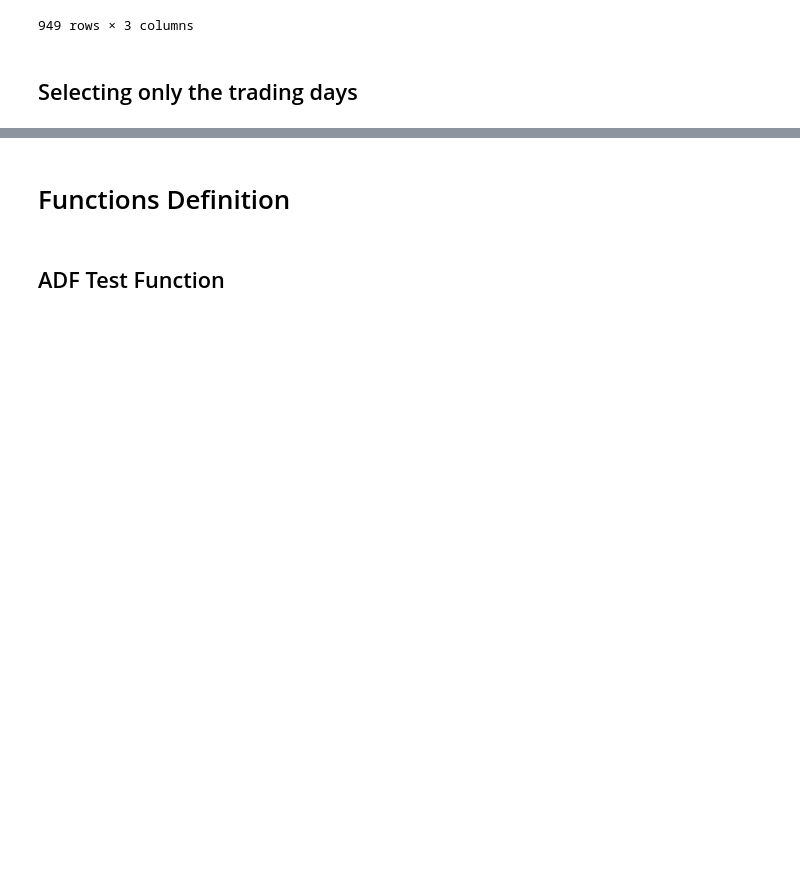
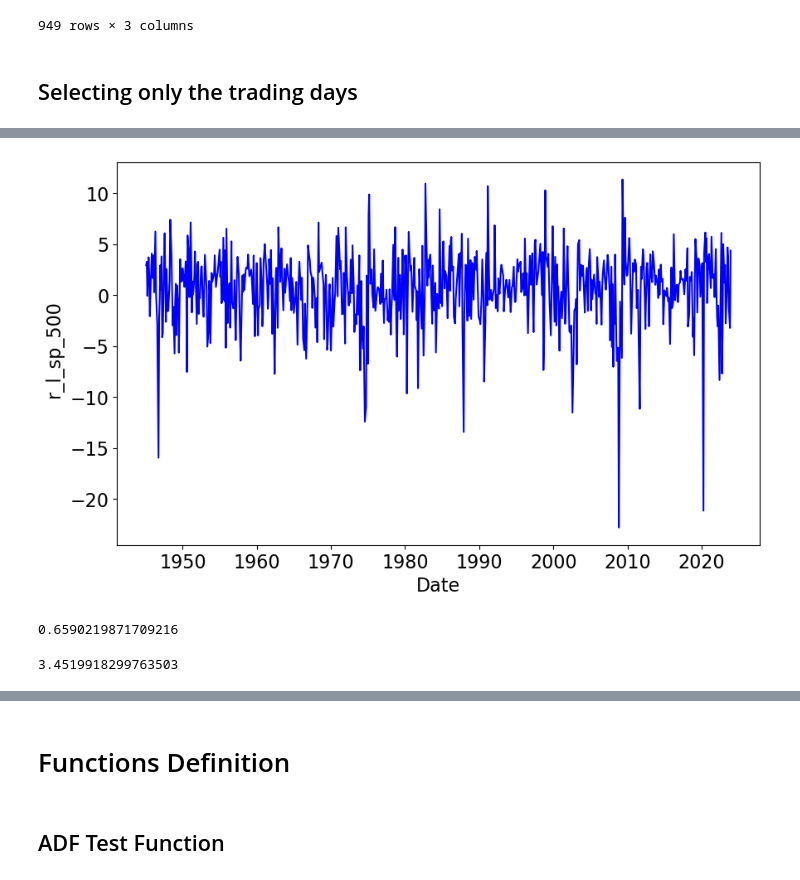
Before and after one commit to qaws211/stock-market-forecasting-thesis, a Jupyter notebook: Engle Granger/stock_market_forecasting_analysis.ipynb, the cells around one changed output, grey strips where cells are left out. Cells and saved outputs as stored; diff of their text form; code cells hidden in the pictures; blank space fills up the shorter version.

```diff
--- a/Engle Granger/stock_market_forecasting_analysis.ipynb
+++ b/Engle Granger/stock_market_forecasting_analysis.ipynb
@@ -317,0 +300,5 @@ df_trading_days
+# %%
+df_r = df_log.diff().dropna()
+df_r = df_r.rename(columns=lambda x: 'r_' + x)
+
+df_r.head()
@@ -317,0 +313,3 @@ df_trading_days
+# %%
+df_r = df_r  * 100
+df_r
@@ -317,0 +331,2 @@ df_trading_days
+# %%
+df_r_trading_days = get_trading_days(df_r)
@@ -317,0 +350,11 @@ df_trading_days
+# %%
+plt.figure(figsize=(10, 6))
+plt.plot(df_r_trading_days.index,df_r_trading_days["r_l_sp_500"], label='r_l_sp_500', color='blue')
+plt.xticks(fontsize=16)
+plt.yticks(fontsize=16)
+plt.grid(False)
+plt.xlabel('Date', fontsize=16)
+plt.ylabel(' r_l_sp_500', fontsize=16)
+plt.show()
+# %% [output]
+[figure, added]
@@ -317,0 +365,8 @@ df_trading_days
+# %%
+mu_random_walk_sp_500
+# %% [output]
+0.6590219871709216
+# %%
+std_dev_random_walk_sp_500
+# %% [output]
+3.4519918299763503
```
Also changed, not shown: parts of 10 cells of this notebook.
